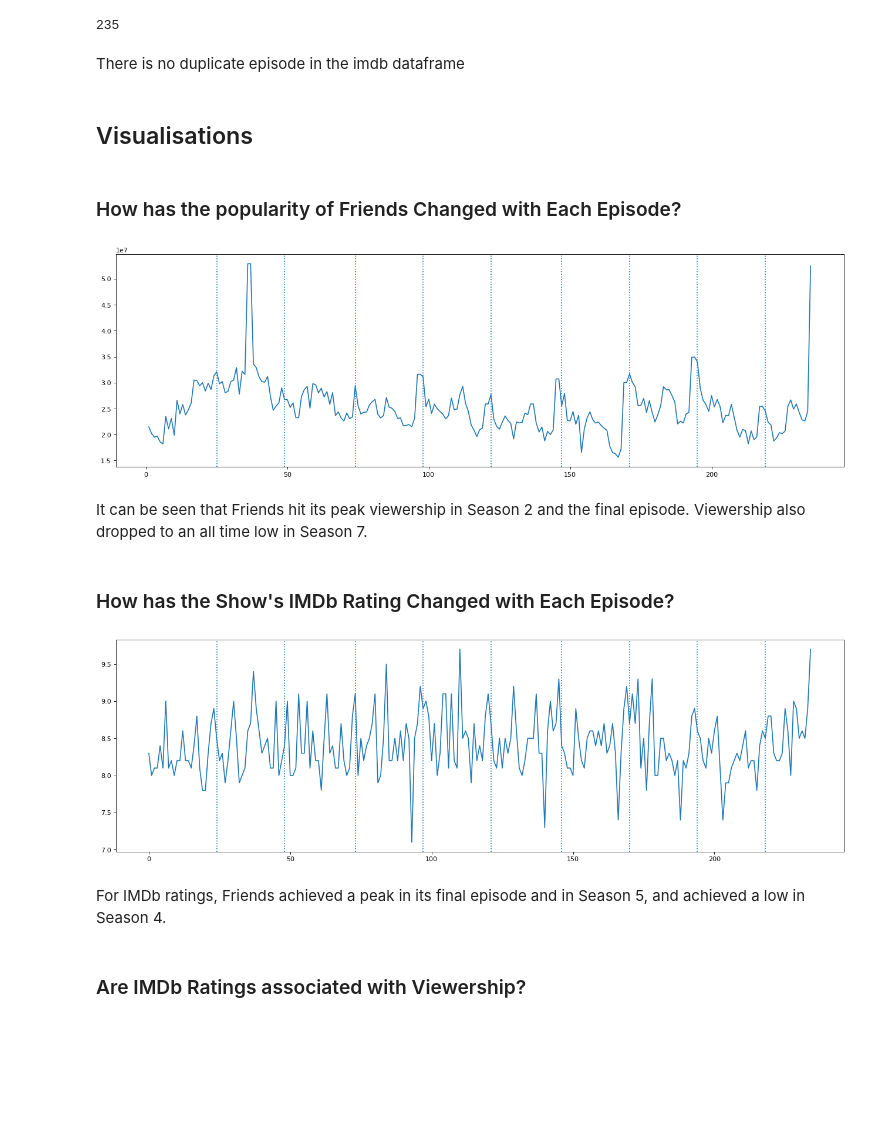
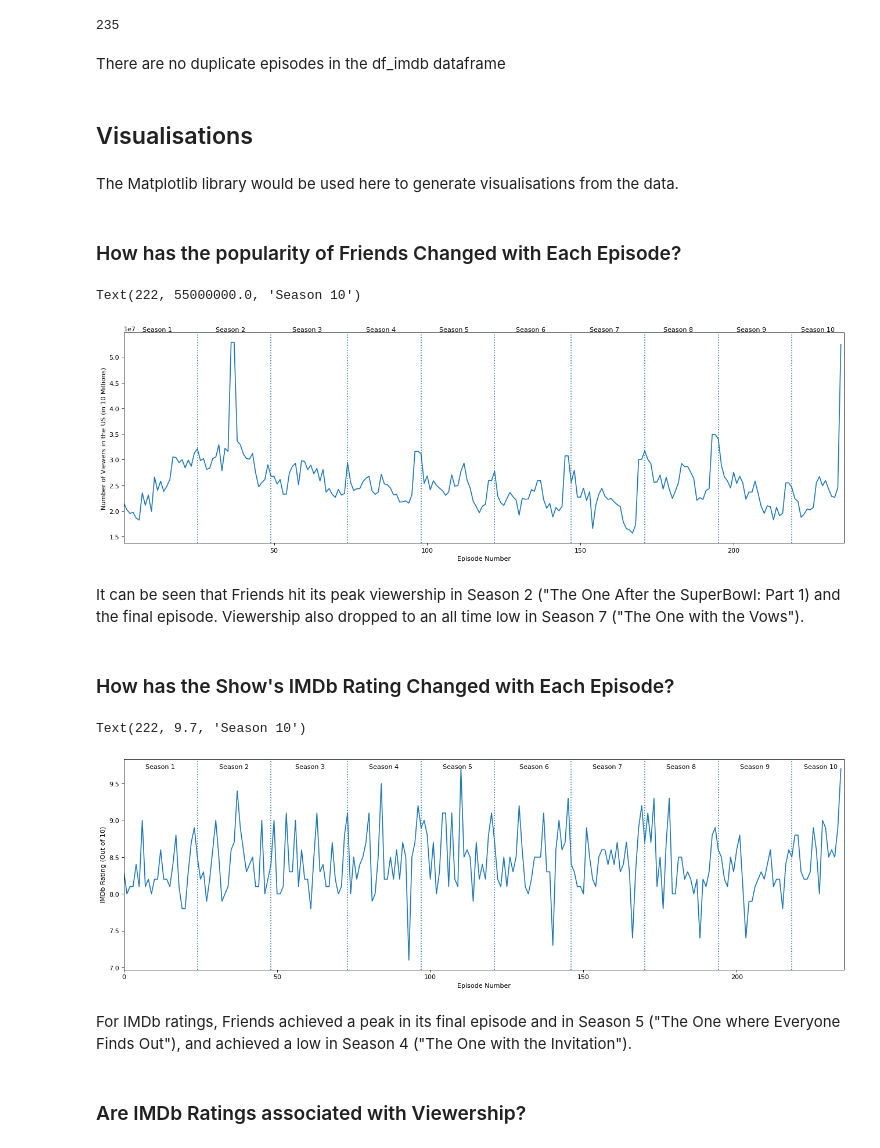
Before and after one commit to xghan99/Friends-EDA, a Jupyter notebook: FriendsEDA.ipynb, the cells around one changed output. Saved outputs shown, nothing was run; the diff lists cells and outputs as text; code cells hidden in the pictures; blank space fills up the shorter version.

```diff
--- a/FriendsEDA.ipynb
+++ b/FriendsEDA.ipynb
@@ -200,9 +206,11 @@ len(pd.unique(df_imdb["title"]))
 # %% [output]
 235
 # %% [markdown]
-There is no duplicate episode in the imdb dataframe
+There are no duplicate episodes in the df_imdb dataframe
 # %% [markdown]
 ## Visualisations
+# %% [markdown]
+The Matplotlib library would be used here to generate visualisations from the data.
 # %% [markdown]
 ### How has the popularity of Friends Changed with Each Episode?
 # %%
@@ -210,23 +218,39 @@ import matplotlib.pyplot as plt
 from matplotlib.pyplot import figure
 figure(figsize=(20,6), dpi=80)
 plt.plot(df_episodes["episode_num_overall"], df_episodes["us_viewers"])
-season_boundaries = [25, 49, 74, 98, 122, 147, 171, 195, 219]
-for boundary in season_boundaries:
-  plt.axvline(x=boundary, linestyle="dotted")
+plt.xlim([1,236])
+plt.xlabel("Episode Number")
+plt.ylabel("Number of Viewers in the US (in 10 Millions)")
+## Dotted lines to indicate start of new seaoson
+boundary = [25, 49, 74, 98, 122, 147, 171, 195, 219]
+
+for i in range(1,10):
+  plt.axvline(x=boundary[i-1], linestyle="dotted")
+  plt.text(boundary[i-1]-18, 5.5*(10**7), "Season "+str(i))
+
+plt.text(boundary[-1]+3, 5.5*(10**7), "Season 10")
 # %% [output]
+Text(222, 55000000.0, 'Season 10')
-[figure, old version]
+[figure, new version]
 # %% [markdown]
-It can be seen that Friends hit its peak viewership in Season 2 and the final episode. Viewership also dropped to an all time low in Season 7.
+It can be seen that Friends hit its peak viewership in Season 2 ("The One After the SuperBowl: Part 1) and the final episode. Viewership also dropped to an all time low in Season 7 ("The One with the Vows").
 # %% [markdown]
 ### How has the Show's IMDb Rating Changed with Each Episode?
 # %%
 figure(figsize=(20,6), dpi=80)
 plt.plot(df_imdb["imdb_rating"])
-for boundary in season_boundaries:
-  plt.axvline(x=boundary-1, linestyle="dotted")
+plt.xlim([0,235])
+plt.xlabel("Episode Number")
+plt.ylabel("IMDb Rating (Out of 10)")
+for i in range(1,10):
+  plt.axvline(x=boundary[i-1]-1, linestyle="dotted")
+  plt.text(boundary[i-1]-18, 9.7, "Season "+str(i))
+
+plt.text(boundary[-1]+3, 9.7, "Season 10")
 # %% [output]
+Text(222, 9.7, 'Season 10')
-[figure, old version]
+[figure, new version]
 # %% [markdown]
-For IMDb ratings, Friends achieved a peak in its final episode and in Season 5, and achieved a low in Season 4.
+For IMDb ratings, Friends achieved a peak in its final episode and in Season 5 ("The One where Everyone Finds Out"), and achieved a low in Season 4 ("The One with the Invitation").
 # %% [markdown]
 ### Are IMDb Ratings associated with Viewership?
```
Also changed, not shown: parts of 11 cells of this notebook.
